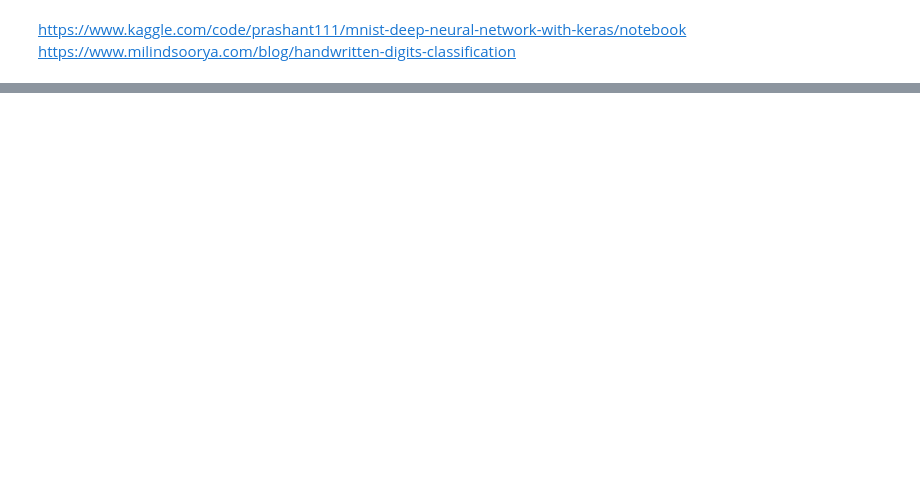
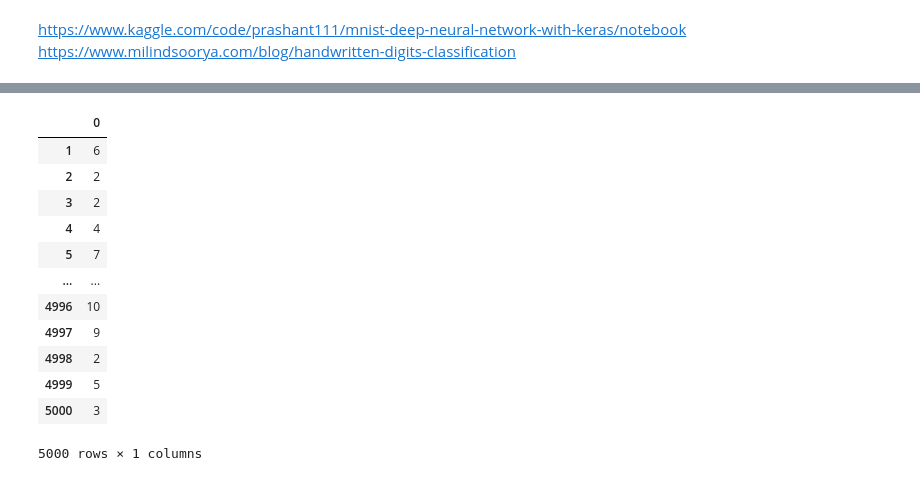
Before and after one commit to software-dev2010/BlackBoxMachineLearning, a Jupyter notebook: ProiectBlackBox.ipynb, the cells around one changed output, grey strips where cells are left out. Drawn from its saved outputs; the diff is of its cells as text; code cells hidden in the pictures; blank space fills up the shorter version.

```diff
--- a/ProiectBlackBox.ipynb
+++ b/ProiectBlackBox.ipynb
@@ -331,0 +481,18 @@ https://www.milindsoorya.com/blog/handwritten-digits-classification
+# %%
+df.index+=1
+# %%
+df
+# %% [output]
+|  | 0 |
+| 1 | 6 |
+| 2 | 2 |
+| 3 | 2 |
+| 4 | 4 |
+| 5 | 7 |
+| ... | ... |
+| 4996 | 10 |
+| 4997 | 9 |
+| 4998 | 2 |
+| 4999 | 5 |
+| 5000 | 3 |
+5000 rows × 1 columns
```
Also changed, not shown: parts of 44 cells of this notebook.
